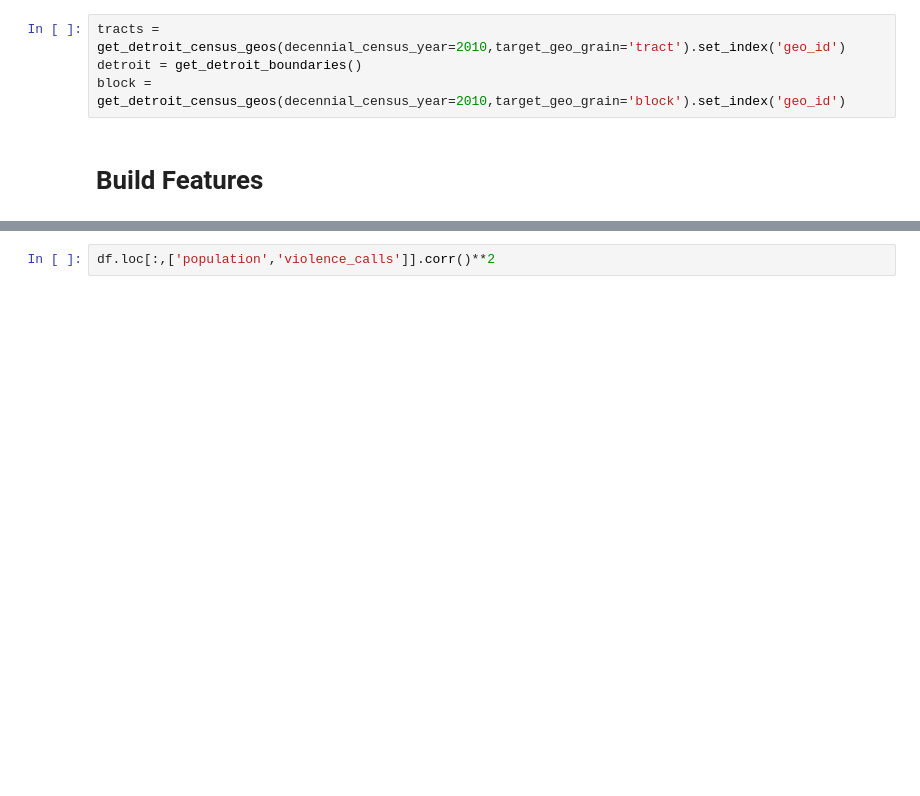
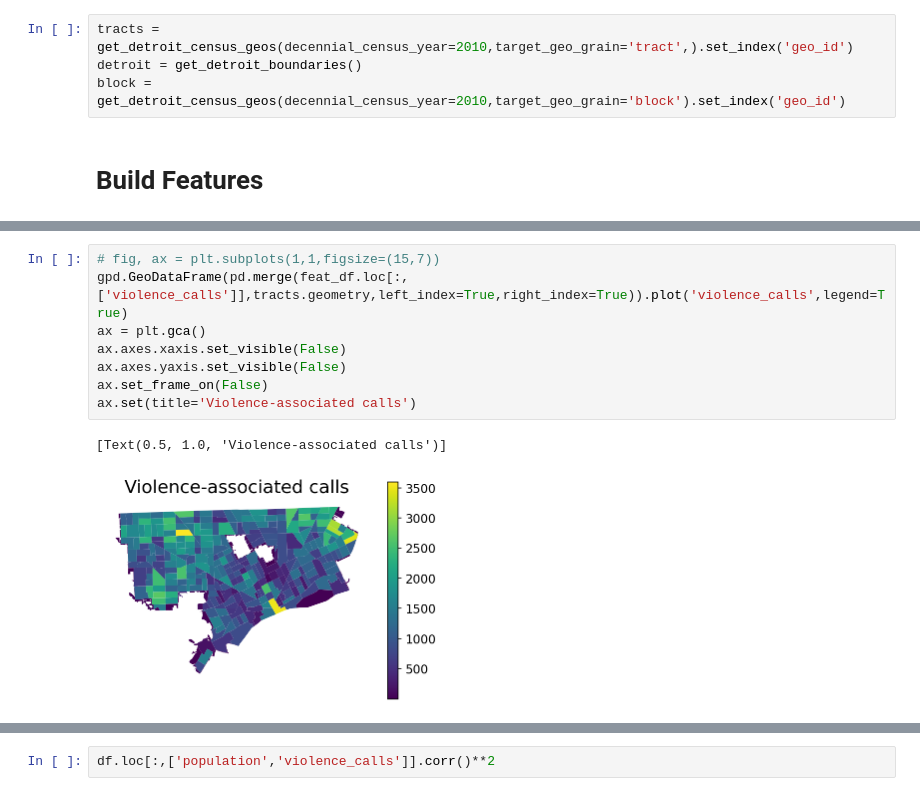
Before and after one commit to ahakso/detroit, a Jupyter notebook: early_modeling.ipynb, the cells around one changed output, grey strips where cells are left out. Saved outputs shown, nothing was run; the diff lists cells and outputs as text; blank space fills up the shorter version.

```diff
--- a/early_modeling.ipynb
+++ b/early_modeling.ipynb
@@ -16,7 +16,7 @@ import seaborn as sns
 # %% [markdown]
 # Fetch geometries for visualization
 # %%
-tracts = get_detroit_census_geos(decennial_census_year=2010,target_geo_grain='tract').set_index('geo_id')
+tracts = get_detroit_census_geos(decennial_census_year=2010,target_geo_grain='tract',).set_index('geo_id')
 detroit = get_detroit_boundaries()
 block = get_detroit_census_geos(decennial_census_year=2010,target_geo_grain='block').set_index('geo_id')
 # %% [markdown]
@@ -52,0 +53,11 @@ feat_df.head()
+# %%
+# fig, ax = plt.subplots(1,1,figsize=(15,7))
+gpd.GeoDataFrame(pd.merge(feat_df.loc[:,['violence_calls']],tracts.geometry,left_index=True,right_index=True)).plot('violence_calls',legend=True)
+ax = plt.gca()
+ax.axes.xaxis.set_visible(False)
+ax.axes.yaxis.set_visible(False)
+ax.set_frame_on(False)
+ax.set(title='Violence-associated calls')
+# %% [output]
+[Text(0.5, 1.0, 'Violence-associated calls')]
+[figure, added]
```
Also changed, not shown: parts of 32 cells of this notebook, 3 other files.
